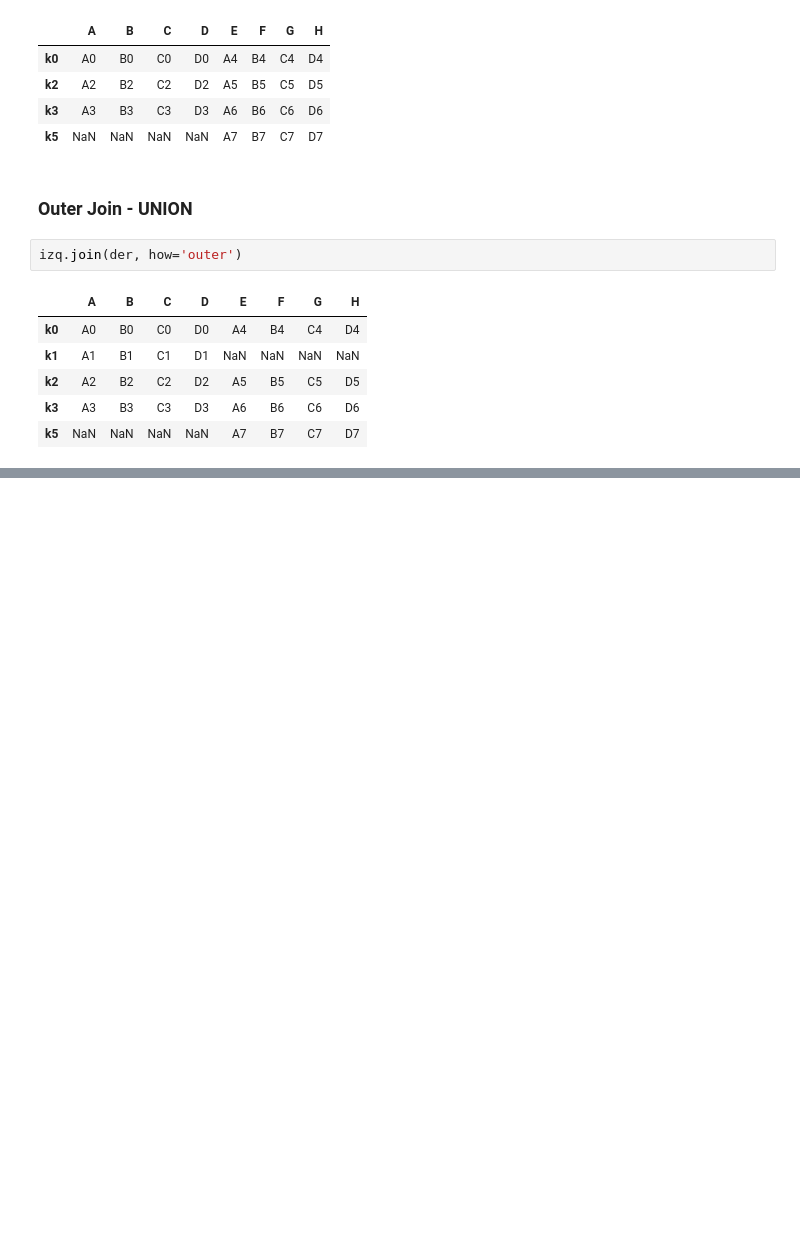
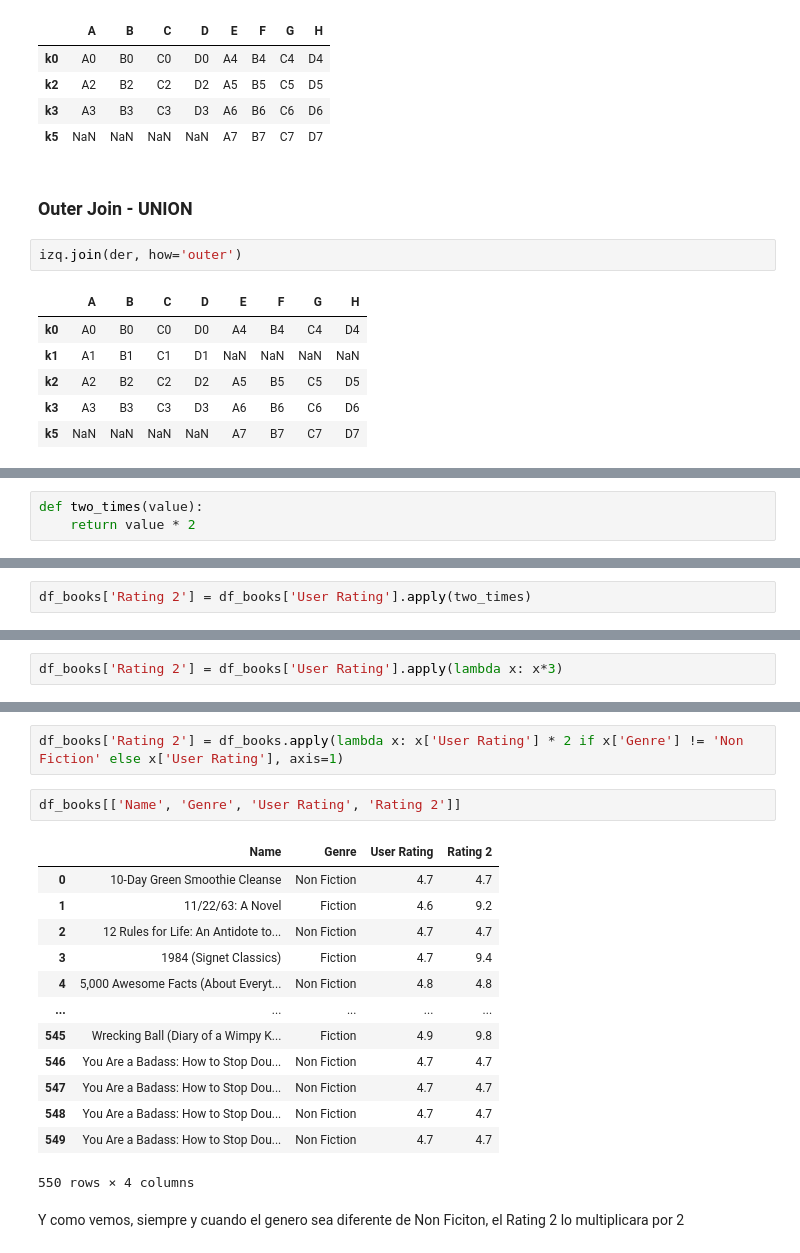
Before and after one commit to carlcri/basico_manipulacion_pandas_numpy, a Jupyter notebook: pandas/8_notebook.ipynb, the cells around one changed output, grey strips where cells are left out. Saved outputs shown, nothing was run; the diff lists cells and outputs as text; blank space fills up the shorter version.

```diff
--- a/pandas/8_notebook.ipynb
+++ b/pandas/8_notebook.ipynb
@@ -75,0 +221,3 @@ izq.join(der, how='outer')
+# %%
+def two_times(value):
+    return value * 2
@@ -75,0 +247,2 @@ izq.join(der, how='outer')
+# %%
+df_books['Rating 2'] = df_books['User Rating'].apply(two_times)
@@ -75,0 +262,2 @@ izq.join(der, how='outer')
+# %%
+df_books['Rating 2'] = df_books['User Rating'].apply(lambda x: x*3)
@@ -75,0 +298,20 @@ izq.join(der, how='outer')
+# %%
+df_books['Rating 2'] = df_books.apply(lambda x: x['User Rating'] * 2 if x['Genre'] != 'Non Fiction' else x['User Rating'], axis=1)
+# %%
+df_books[['Name', 'Genre', 'User Rating', 'Rating 2']]
+# %% [output]
+|  | Name | Genre | User Rating | Rating 2 |
+| 0 | 10-Day Green Smoothie Cleanse | Non Fiction | 4.7 | 4.7 |
+| 1 | 11/22/63: A Novel | Fiction | 4.6 | 9.2 |
+| 2 | 12 Rules for Life: An Antidote to... | Non Fiction | 4.7 | 4.7 |
+| 3 | 1984 (Signet Classics) | Fiction | 4.7 | 9.4 |
+| 4 | 5,000 Awesome Facts (About Everyt... | Non Fiction | 4.8 | 4.8 |
+| ... | ... | ... | ... | ... |
+| 545 | Wrecking Ball (Diary of a Wimpy K... | Fiction | 4.9 | 9.8 |
+| 546 | You Are a Badass: How to Stop Dou... | Non Fiction | 4.7 | 4.7 |
+| 547 | You Are a Badass: How to Stop Dou... | Non Fiction | 4.7 | 4.7 |
+| 548 | You Are a Badass: How to Stop Dou... | Non Fiction | 4.7 | 4.7 |
+| 549 | You Are a Badass: How to Stop Dou... | Non Fiction | 4.7 | 4.7 |
+550 rows × 4 columns
+# %% [markdown]
+Y como vemos, siempre y cuando el genero sea diferente de Non Ficiton, el Rating 2 lo multiplicara por 2
```
Also changed, not shown: parts of 28 cells of this notebook, 3 other files.
